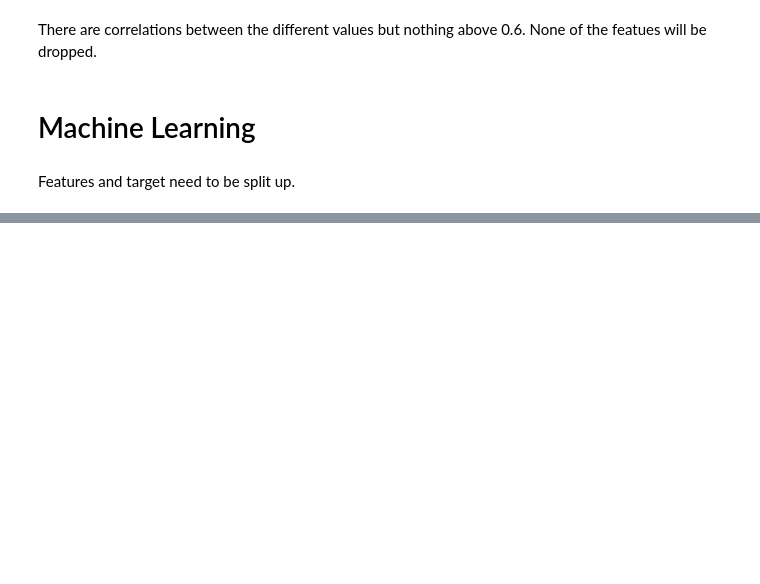
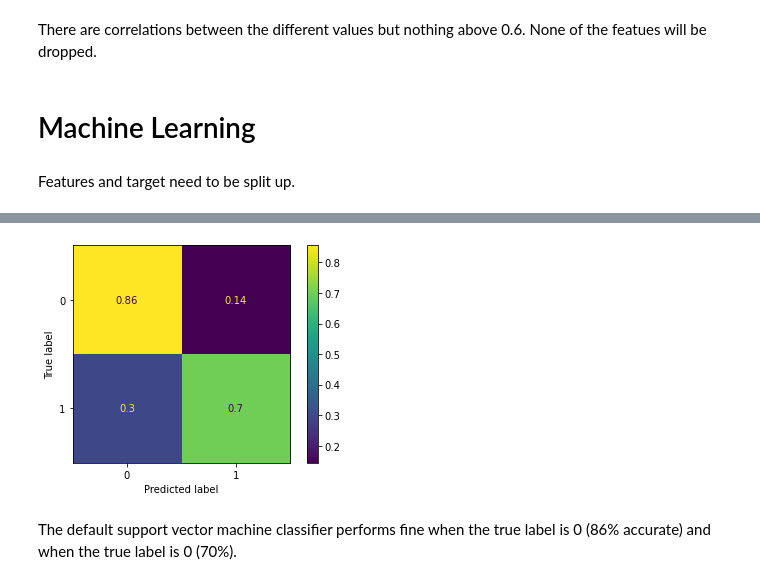
Before and after one commit to robertghennessy/Kaggle-Titanic, a Jupyter notebook: Titianic_Jupyter_v2.ipynb, the cells around one changed output, grey strips where cells are left out. Cells and saved outputs as stored; diff of their text form; code cells hidden in the pictures; blank space fills up the shorter version.

```diff
--- a/Titianic_Jupyter_v2.ipynb
+++ b/Titianic_Jupyter_v2.ipynb
@@ -975,0 +945,9 @@ def most_frequent(input_list):
+# %%
+svc = SVC(probability=True)
+svc.fit(X_train, y_train)
+plot_confusion_matrix(svc, X_test, y_test, normalize='true')
+plt.show()
+# %% [output]
+[figure, added]
+# %% [markdown]
+The default support vector machine classifier performs fine when the true label is 0 (86% accurate) and when the true label is 0 (70%).
```
Also changed, not shown: parts of 91 cells of this notebook.
